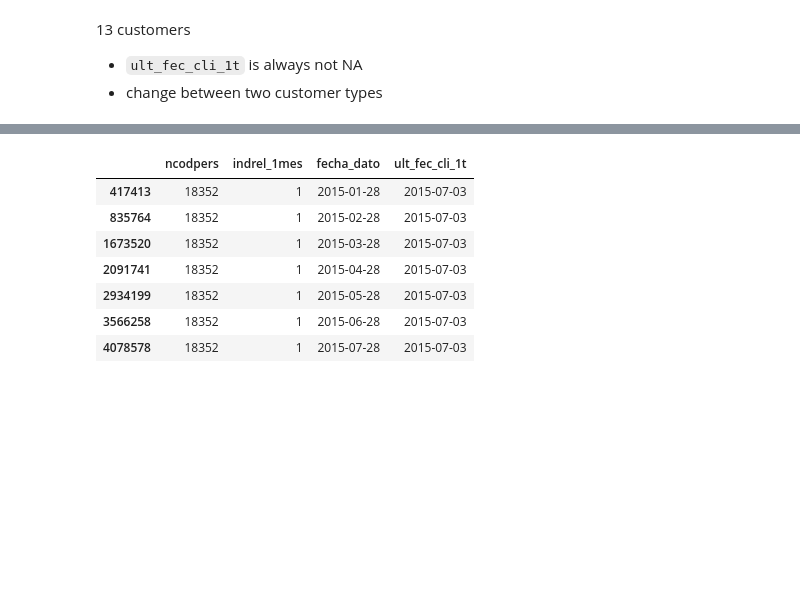
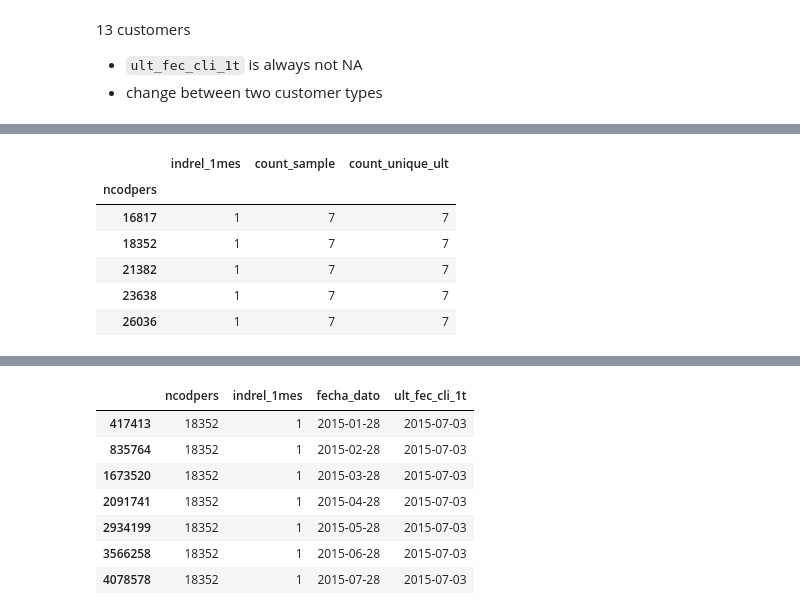
Before and after one commit to LiYan1988/santander-production-recommandation, a Jupyter notebook: notebooks/eda_3_3.ipynb, the cells around one changed output, grey strips where cells are left out. Cells and saved outputs as stored; diff of their text form; code cells hidden in the pictures; blank space fills up the shorter version.

```diff
--- a/notebooks/eda_3_3.ipynb
+++ b/notebooks/eda_3_3.ipynb
@@ -511,2 +442,4 @@ k1 = d2_count_types.loc[d2_count_types==1].index.tolist() # list of ncodpers who
 # %%
-k2 = d2.loc[d2.ncodpers.isin(k1)].groupby('ncodpers').indrel_1mes.apply(lambda x: x.iloc[0]) # customer types for customers only have one type
+d2_one_type = d2_count_types.loc[d2_count_types==1].index.tolist() # list of ncodpers whose have only one type
+d2_one_type_1 = d2.loc[d2.ncodpers.isin(d2_one_type)].groupby('ncodpers').indrel_1mes.agg({'count', lambda x: x.iloc[0]}) # customer types for customers only have one type
+d2_one_type_2 = d2.loc[d2.ncodpers.isin(d2_one_type)].groupby('ncodpers').ult_fec_cli_1t.agg(lambda x: len(x.unique()))
@@ -536,0 +446,5 @@ Name: indrel_1mes, dtype: object
+# %%
+d2_one_type_1.columns = ['indrel_1mes', 'count_sample']
+d2_one_type_2 = pd.DataFrame(d2_one_type_2)
+# %%
+d2_one_type = d2_one_type_1.join(d2_one_type_2)
@@ -536,0 +453,2 @@ Name: indrel_1mes, dtype: object
+# %%
+d2_one_type.columns = ['indrel_1mes', 'count_sample', 'count_unique_ult']
@@ -536,0 +475,10 @@ Name: indrel_1mes, dtype: object
+# %%
+d2_one_type.loc[(d2_one_type.indrel_1mes==1) & (d2_one_type.count_sample==7)].head()
+# %% [output]
+|  | indrel_1mes | count_sample | count_unique_ult |
+| ncodpers |  |  |  |
+| 16817 | 1 | 7 | 7 |
+| 18352 | 1 | 7 | 7 |
+| 21382 | 1 | 7 | 7 |
+| 23638 | 1 | 7 | 7 |
+| 26036 | 1 | 7 | 7 |
```
Also changed, not shown: parts of 67 cells of this notebook, 1 other file.
